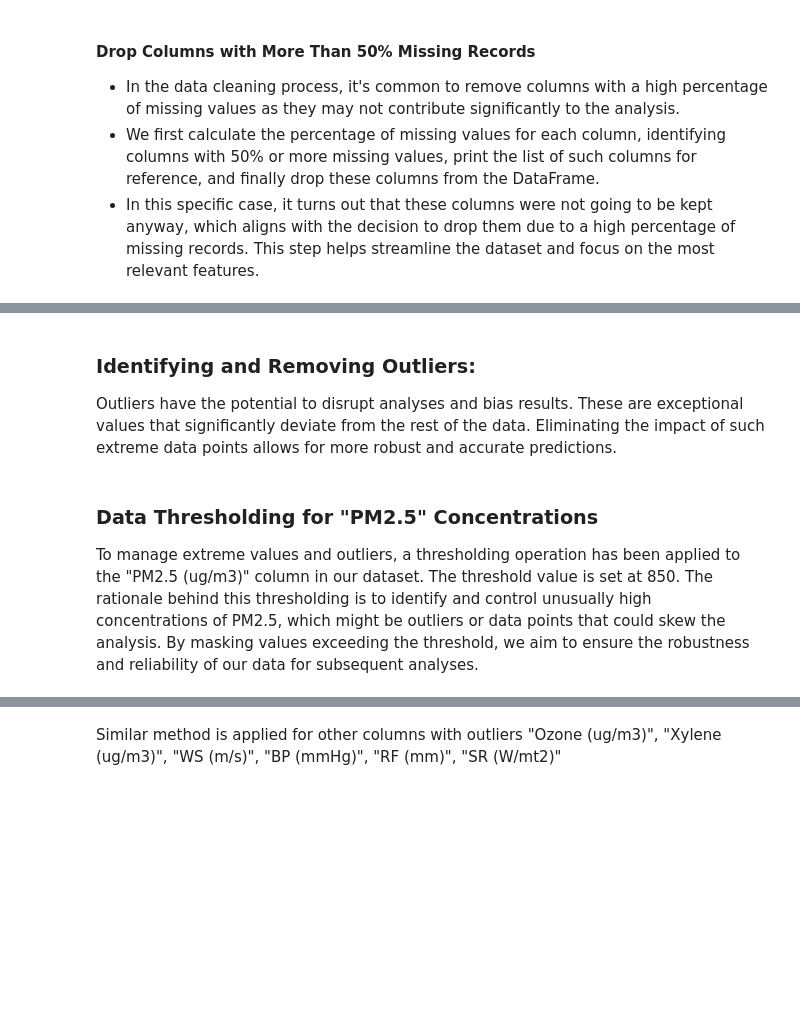
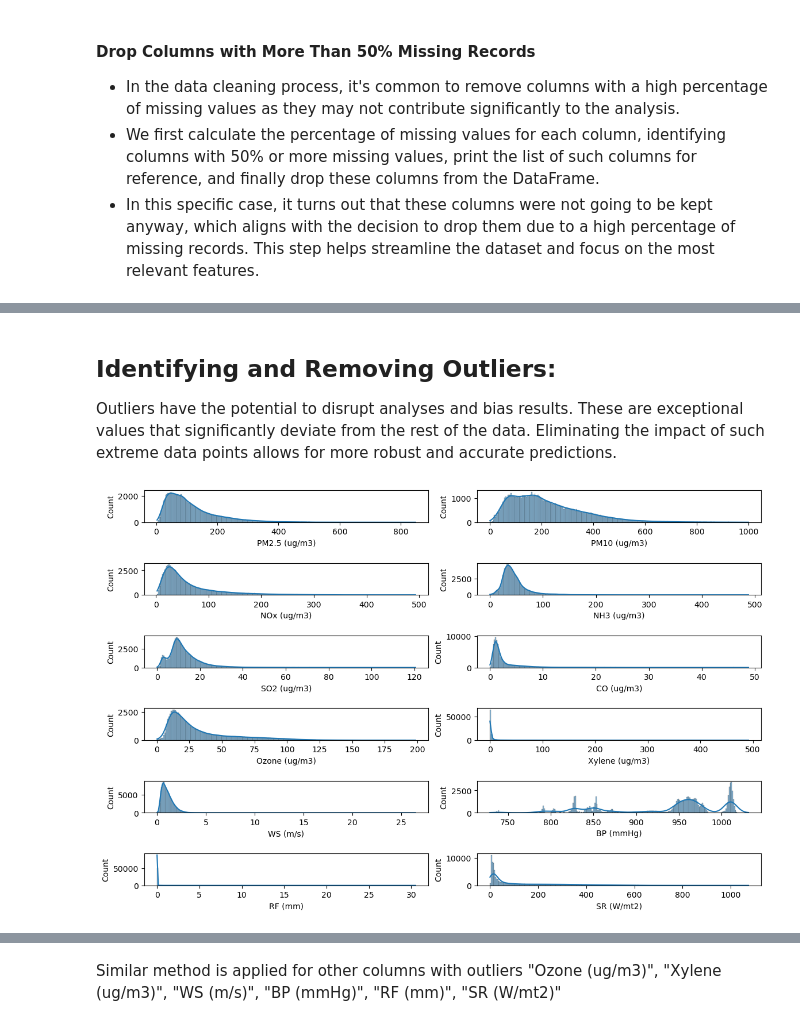
Before and after one commit to lipsitalt/AirQualityPredictor, a Jupyter notebook: 1_data_preparation.ipynb, the cells around one changed output, grey strips where cells are left out. Cells and saved outputs as stored; diff of their text form; code cells hidden in the pictures; blank space fills up the shorter version.

```diff
--- a/1_data_preparation.ipynb
+++ b/1_data_preparation.ipynb
@@ -387,10 +391,27 @@ plt.show()
 # %% [markdown]
-### Identifying and Removing Outliers:
+## Identifying and Removing Outliers:
 
 Outliers have the potential to disrupt analyses and bias results. These are exceptional values that significantly deviate from the rest of the data. Eliminating the impact of such extreme data points allows for more robust and accurate predictions.
-
-<!-- Source: [Author Name or URL] -->
-# %% [markdown]
-### Data Thresholding for "PM2.5" Concentrations
-
-To manage extreme values and outliers, a thresholding operation has been applied to the "PM2.5 (ug/m3)" column in our dataset. The threshold value is set at 850. The rationale behind this thresholding is to identify and control unusually high concentrations of PM2.5, which might be outliers or data points that could skew the analysis. By masking values exceeding the threshold, we aim to ensure the robustness and reliability of our data for subsequent analyses.
+# %%
+warnings.simplefilter(action='ignore', category=FutureWarning)
+
+# Plotting histograms
+fig, axes = plt.subplots(6, 2, figsize=(12, 8))
+fig.tight_layout(pad=3.0)
+
+sns.histplot(data=df['PM2.5 (ug/m3)'], bins=250, kde=True, ax=axes[0,0])
+sns.histplot(data=df['PM10 (ug/m3)'], bins=250, kde=True, ax=axes[0,1])
+sns.histplot(data=df['NOx (ug/m3)'], bins=250, kde=True, ax=axes[1,0])
+sns.histplot(data=df['NH3 (ug/m3)'], bins=250, kde=True, ax=axes[1,1])
+sns.histplot(data=df['SO2 (ug/m3)'], bins=250, kde=True, ax=axes[2,0])
+sns.histplot(data=df['CO (ug/m3)'], bins=250, kde=True, ax=axes[2,1])
+sns.histplot(data=df['Ozone (ug/m3)'], bins=250, kde=True, ax=axes[3,0])
+sns.histplot(data=df['Xylene (ug/m3)'], bins=250, kde=True, ax=axes[3,1])
+sns.histplot(data=df['WS (m/s)'], bins=250, kde=True, ax=axes[4,0])
+sns.histplot(data=df['BP (mmHg)'], bins=250, kde=True, ax=axes[4,1])
+sns.histplot(data=df['RF (mm)'], bins=250, kde=True, ax=axes[5,0])
+sns.histplot(data=df['SR (W/mt2)'], bins=250, kde=True, ax=axes[5,1])
+
+plt.show()
+# %% [output]
+[figure, added]
```
Also changed, not shown: parts of 82 cells of this notebook, 4 other files.
